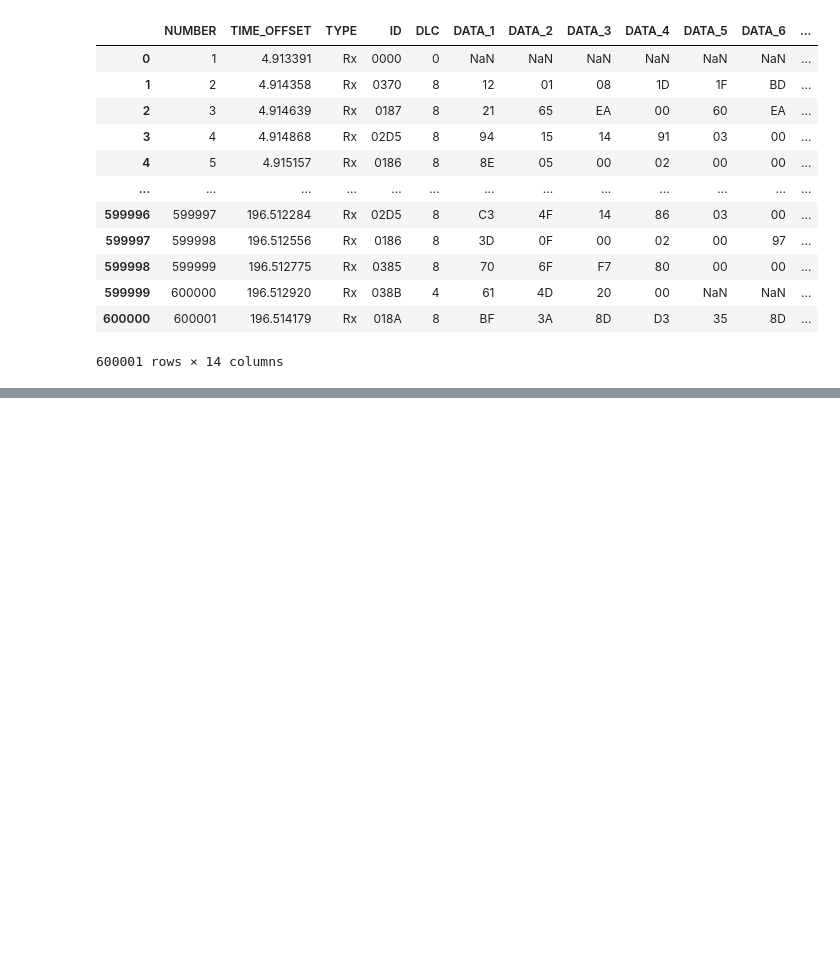
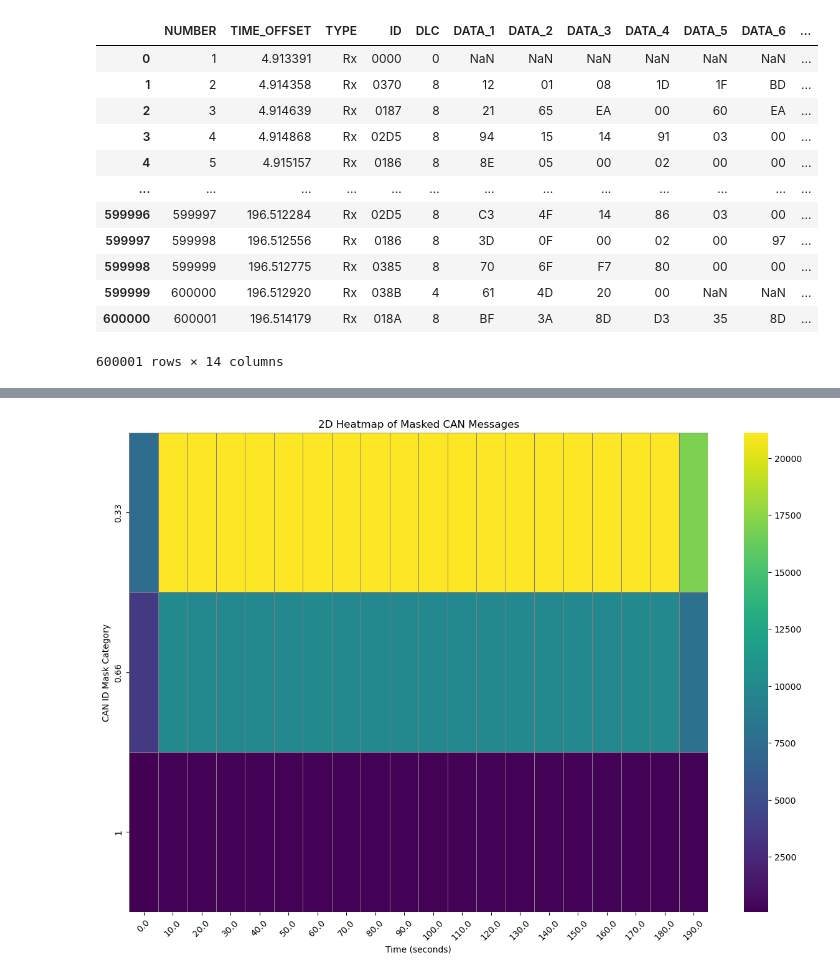
Before and after one commit to Arupreza/UIDS-II, a Jupyter notebook: dataset/analysis.ipynb, the cells around one changed output, grey strips where cells are left out. Cells and saved outputs as stored; diff of their text form; code cells hidden in the pictures; blank space fills up the shorter version.

```diff
--- a/dataset/analysis.ipynb
+++ b/dataset/analysis.ipynb
@@ -31,0 +141,85 @@ id_counts.plot(kind='bar', figsize=(12, 6), title='Top 20 Most Frequent IDs from
+# %%
+import pandas as pd
+import numpy as np
+import seaborn as sns
+import matplotlib.pyplot as plt
+
+# Read CSV File
+def process_csv_file(file_path):
+    data = pd.read_csv(file_path)
+    data = data.iloc[:-1]  # Remove last row
+    data = data.fillna(-1)  # Fill missing values
+    return data
+
+# Masking The CAN ID (Divide into 3 parts)
+def divide_into_parts(hex_values, num_parts=3):
+    hex_values = sorted(hex_values)  # Sort to keep similar values grouped
+    part_size = len(hex_values) // num_parts
+    remainder = len(hex_values) % num_parts
+    parts = []
+
+    start = 0
+    for i in range(num_parts):
+        end = start + part_size + (1 if i < remainder else 0)
+        parts.append(hex_values[start:end])
+        start = end
+
+    return parts
+
+# Convert CAN ID into Mask form
+def categorize_can_ids_X(df, ID_G_1, ID_G_2, ID_G_3):
+    mapping_dict = {**{can_id: '0.33' for can_id in ID_G_1},
+                    **{can_id: '0.66' for can_id in ID_G_2},
+                    **{can_id: '1' for can_id in ID_G_3}}
+
+    df['Category'] = df['ID'].map(mapping_dict)
+    df['Category'].fillna('Unknown', inplace=True)  # Handle unknown CAN IDs
+    df = df[['TIME_OFFSET', 'ID', 'DELTA_TIME', 'Category']]
+
+    return df
+
+# Segmenting CAN Data into Time Intervals
+def segment(df, time_gap=0.5):  # 🔹 time_gap을 0.5초로 설정하여 더 명확한 시각화
+    df = df[["TIME_OFFSET", "DELTA_TIME", "Category"]]
+
+    # Convert TIME_OFFSET to float
+    df['TIME_OFFSET'] = df['TIME_OFFSET'].astype(float)
+
+    # Define time bins
+    df['Time_Bin'] = (df['TIME_OFFSET'] // time_gap) * time_gap
+
+    return df
+
+# Load Data
+file_path = "can_receive_logs/fuzz_model3/fuzz_model3_medium.csv"  # Replace with your actual CSV file path
+df = process_csv_file(file_path)
+
+# Convert CAN_ID to groups
+unique_can_ids = df['ID'].unique()
+ID_G_1, ID_G_2, ID_G_3 = divide_into_parts(unique_can_ids)
+
+# Apply masking
+df = categorize_can_ids_X(df, ID_G_1, ID_G_2, ID_G_3)
+
+# Check Category distribution
+print("Category Distribution:\n", df['Category'].value_counts())
+
+# Segment time
+df = segment(df, time_gap=10)  # 🔹 시간 간격을 0.5초로 설정하여 그룹화
+
+# Pivot Table for Heatmap
+pivot_table = df.pivot_table(index="Time_Bin", columns="Category", aggfunc='size', fill_value=0)
+
+# 🔹 빈 카테고리는 제외하여 시각적으로 불필요한 요소 제거
+pivot_table = pivot_table.loc[:, (pivot_table != 0).any(axis=0)]
+
+# Plot Heatmap
+plt.figure(figsize=(15, 10))
+sns.heatmap(pivot_table.T, cmap='viridis', linewidths=0.5, linecolor='gray')
+
+plt.title('2D Heatmap of Masked CAN Messages')
+plt.xlabel('Time (seconds)')
+plt.ylabel('CAN ID Mask Category')
+plt.xticks(rotation=45)
+plt.show()
+# %% [output]
@@ -31,0 +237 @@ id_counts.plot(kind='bar', figsize=(12, 6), title='Top 20 Most Frequent IDs from
+[figure, added]
```
Also changed, not shown: parts of 9 cells of this notebook, 2 other files.
